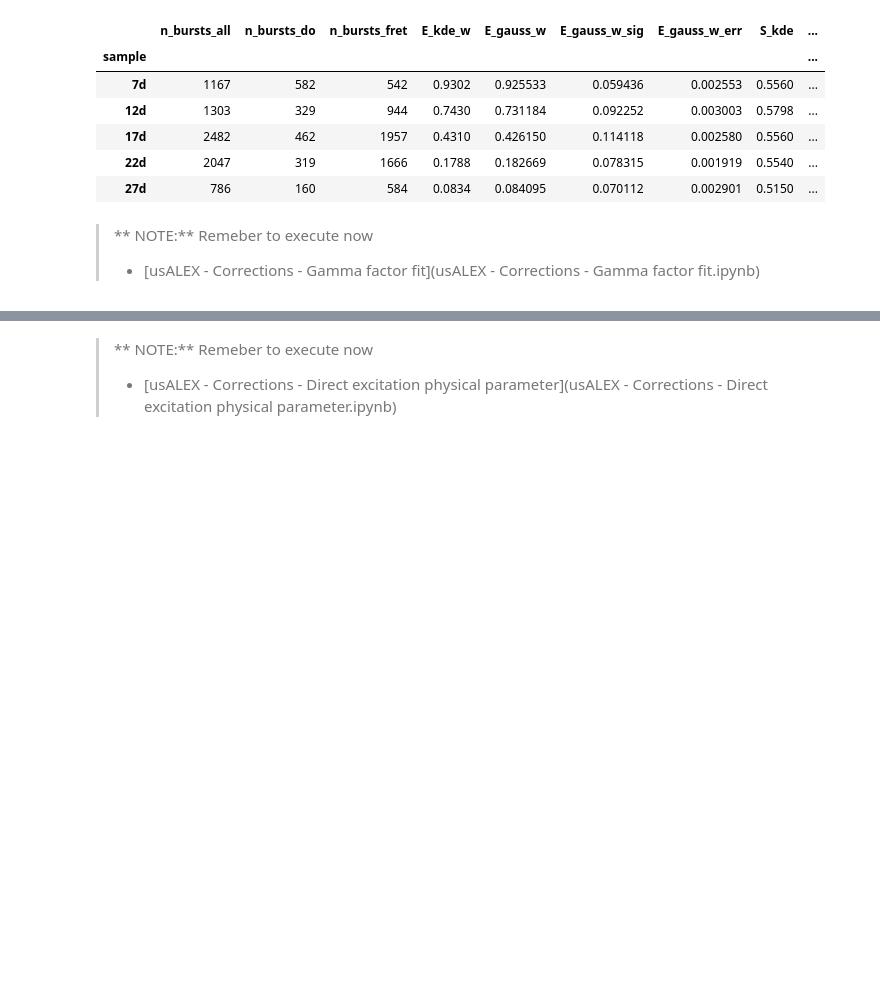
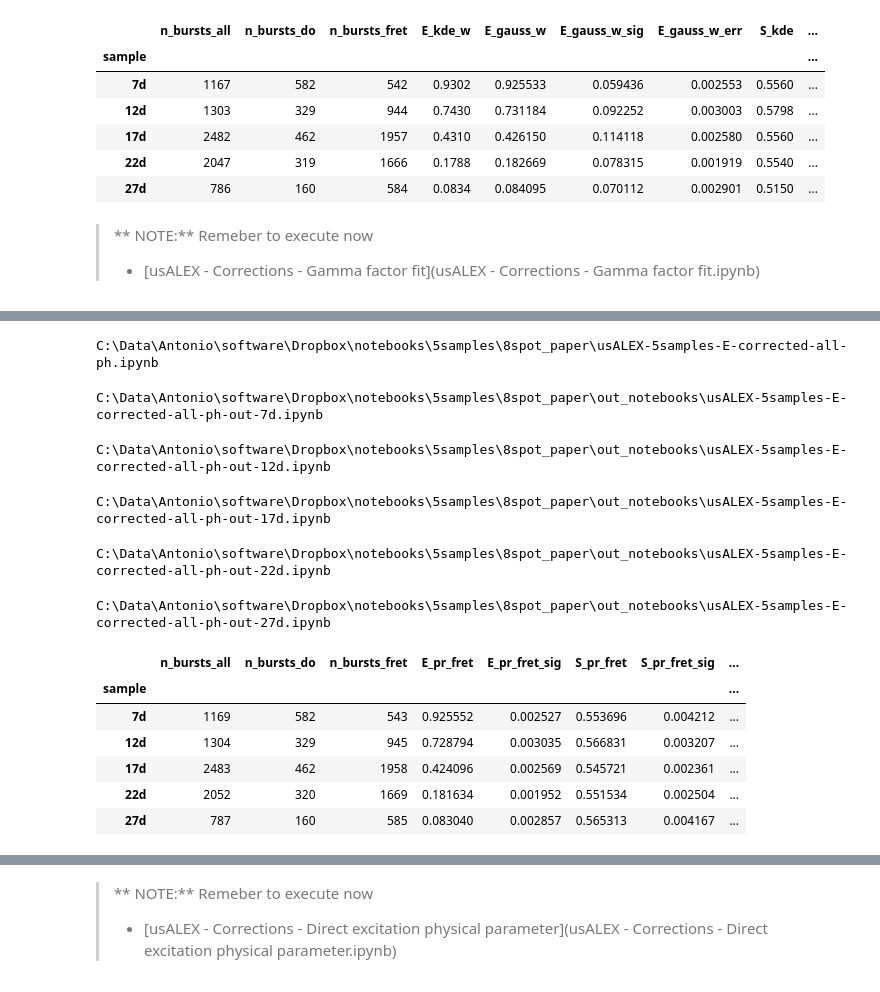
Before and after one commit to tritemio/multispot_paper_historical, a Jupyter notebook: usALEX-Batch.ipynb, the cells around one changed output, grey strips where cells are left out. Cells and saved outputs as stored; diff of their text form; code cells hidden in the pictures; blank space fills up the shorter version.

Commit message:
Update notebooks (no execution)

```diff
--- a/usALEX-Batch.ipynb
+++ b/usALEX-Batch.ipynb
@@ -221,3 +199,20 @@ C:\Data\Antonio\software\src\multispot_paper\out_notebooks\usALEX-5samples-E-cor
 | 17d | 2482 | 462 | 1957 | 0.4302 | 0.425312 | 0.113818 | 0.002573 | 0.5564 | ... |
 | 22d | 2047 | 319 | 1666 | 0.1784 | 0.182157 | 0.078120 | 0.001914 | 0.5546 | ... |
 | 27d | 786 | 160 | 584 | 0.0832 | 0.083716 | 0.070064 | 0.002899 | 0.5158 | ... |
+# %%
+nb_name = 'usALEX-5samples-E-corrected-all-ph'
+run_notebook_ALEX(nb_name)
+# %% [output]
+C:\Data\Antonio\software\Dropbox\notebooks\5samples\8spot_paper\usALEX-5samples-E-corrected-all-ph.ipynb
+C:\Data\Antonio\software\Dropbox\notebooks\5samples\8spot_paper\out_notebooks\usALEX-5samples-E-corrected-all-ph-out-7d.ipynb
+C:\Data\Antonio\software\Dropbox\notebooks\5samples\8spot_paper\out_notebooks\usALEX-5samples-E-corrected-all-ph-out-12d.ipynb
+C:\Data\Antonio\software\Dropbox\notebooks\5samples\8spot_paper\out_notebooks\usALEX-5samples-E-corrected-all-ph-out-17d.ipynb
+C:\Data\Antonio\software\Dropbox\notebooks\5samples\8spot_paper\out_notebooks\usALEX-5samples-E-corrected-all-ph-out-22d.ipynb
+C:\Data\Antonio\software\Dropbox\notebooks\5samples\8spot_paper\out_notebooks\usALEX-5samples-E-corrected-all-ph-out-27d.ipynb
+|  | n_bursts_all | n_bursts_do | n_bursts_fret | E_pr_fret | E_pr_fret_sig | S_pr_fret | S_pr_fret_sig | ... |
+| sample |  |  |  |  |  |  |  | ... |
+| 7d | 1169 | 582 | 543 | 0.925552 | 0.002527 | 0.553696 | 0.004212 | ... |
+| 12d | 1304 | 329 | 945 | 0.728794 | 0.003035 | 0.566831 | 0.003207 | ... |
+| 17d | 2483 | 462 | 1958 | 0.424096 | 0.002569 | 0.545721 | 0.002361 | ... |
+| 22d | 2052 | 320 | 1669 | 0.181634 | 0.001952 | 0.551534 | 0.002504 | ... |
+| 27d | 787 | 160 | 585 | 0.083040 | 0.002857 | 0.565313 | 0.004167 | ... |
```
Also changed, not shown: parts of 10 cells of this notebook, 9 other files.
